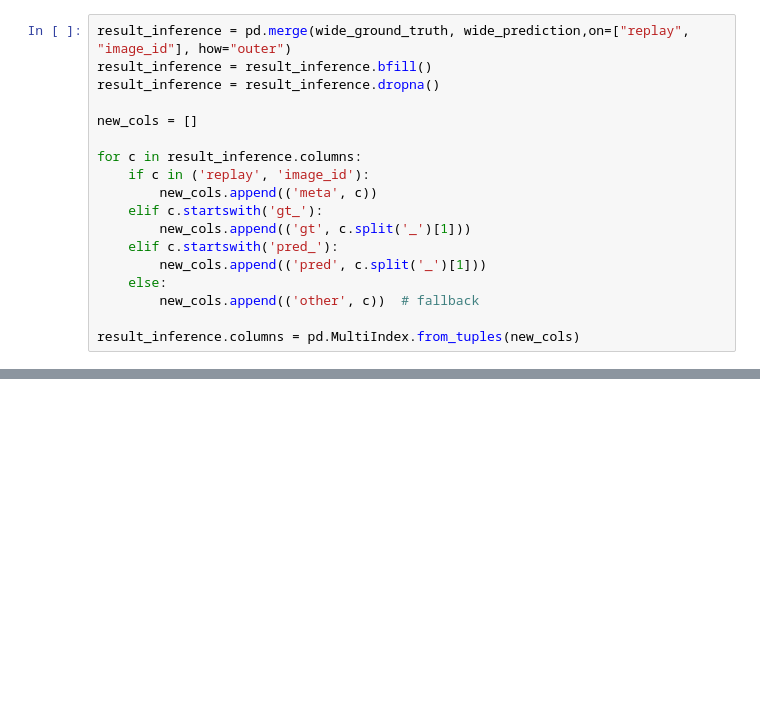
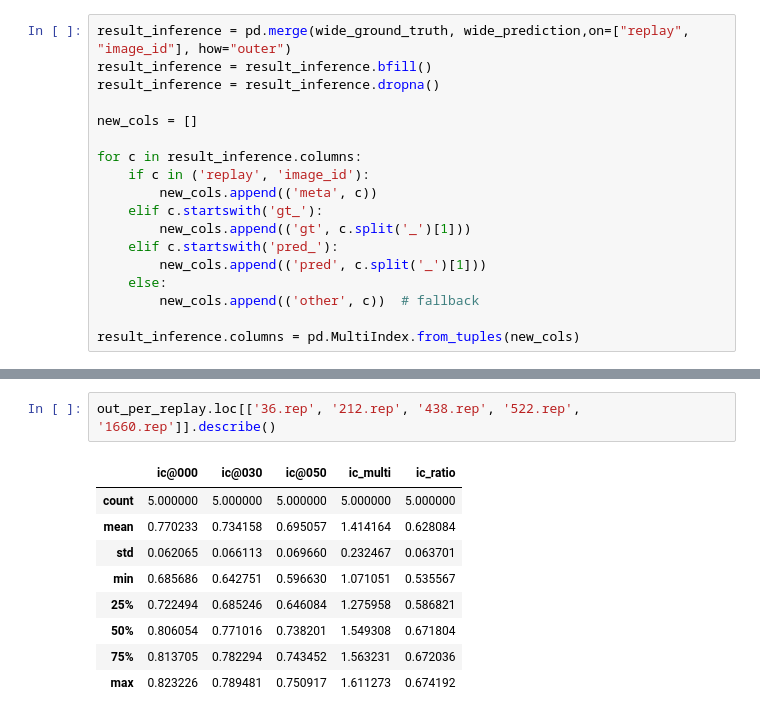
Before and after one commit to baecm/starcraft-vision, a Jupyter notebook: notebook/inference_viewer copy.ipynb, the cells around one changed output, grey strips where cells are left out. Cells and saved outputs as stored; diff of their text form; blank space fills up the shorter version.

```diff
--- a/notebook/inference_viewer copy.ipynb
+++ b/notebook/inference_viewer copy.ipynb
@@ -260,0 +363,12 @@ summary.describe()
+# %%
+out_per_replay.loc[['36.rep', '212.rep', '438.rep', '522.rep', '1660.rep']].describe()
+# %% [output]
+|  | ic@000 | ic@030 | ic@050 | ic_multi | ic_ratio |
+| count | 5.000000 | 5.000000 | 5.000000 | 5.000000 | 5.000000 |
+| mean | 0.770233 | 0.734158 | 0.695057 | 1.414164 | 0.628084 |
+| std | 0.062065 | 0.066113 | 0.069660 | 0.232467 | 0.063701 |
+| min | 0.685686 | 0.642751 | 0.596630 | 1.071051 | 0.535567 |
+| 25% | 0.722494 | 0.685246 | 0.646084 | 1.275958 | 0.586821 |
+| 50% | 0.806054 | 0.771016 | 0.738201 | 1.549308 | 0.671804 |
+| 75% | 0.813705 | 0.782294 | 0.743452 | 1.563231 | 0.672036 |
+| max | 0.823226 | 0.789481 | 0.750917 | 1.611273 | 0.674192 |
```
Also changed, not shown: parts of 21 cells of this notebook.
